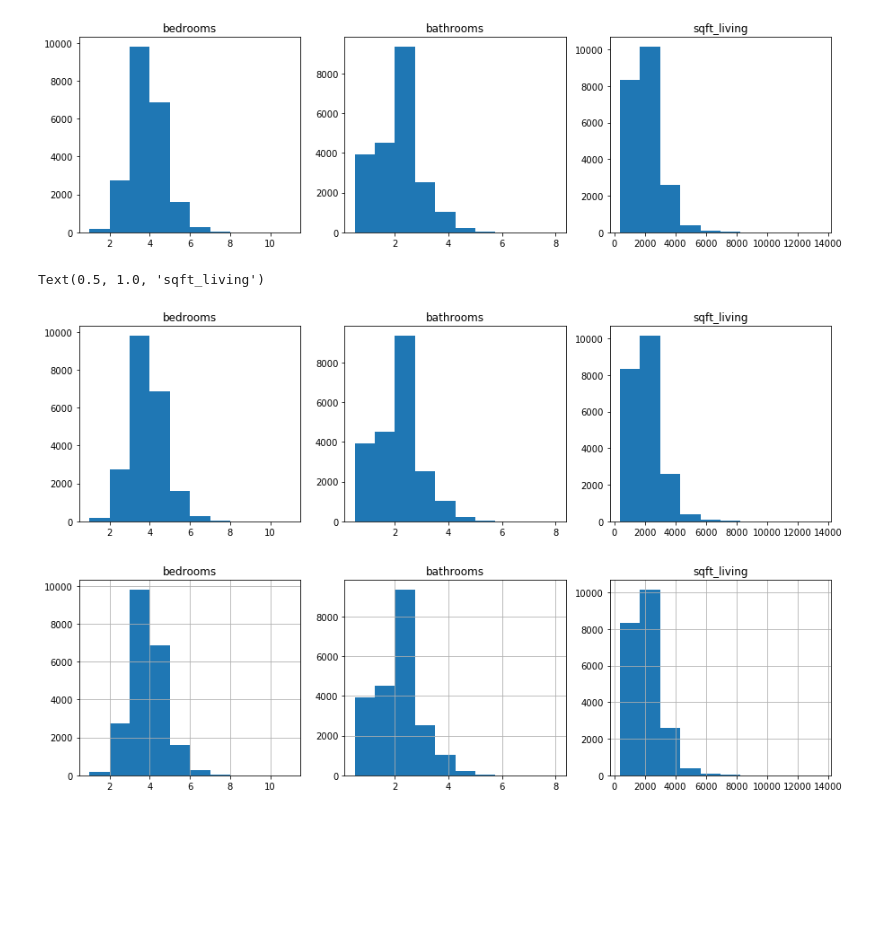
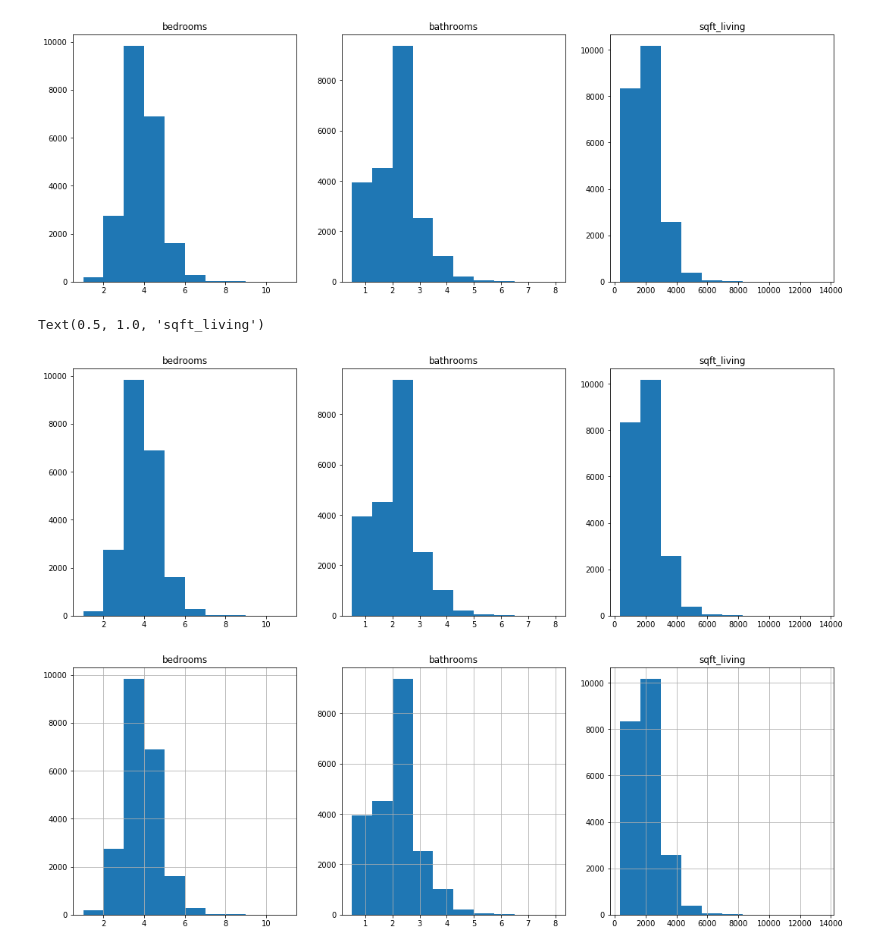
Before and after one commit to lilisbeit/Subplots-in-Matplotlib, a Jupyter notebook: subplots.ipynb, the cells around one changed output. Cells and saved outputs as stored; diff of their text form; code cells hidden in the pictures; blank space fills up the shorter version.

```diff
--- a/subplots.ipynb
+++ b/subplots.ipynb
@@ -18,20 +46,20 @@ fig, axes = plt.subplots(figsize=(15,4), nrows=1, ncols=3);
 # %%
-fig, ax = plt.subplots(figsize=(15,4), nrows=1, ncols=3);
+fig, ax = plt.subplots(figsize=(18,6), nrows=1, ncols=3);
 
 ax[0].hist(df['bedrooms'])
 ax[0].set_title('bedrooms')
 
 ax[1].hist(df['bathrooms'])
 ax[1].set_title('bathrooms')
 
 ax[2].hist(df['sqft_living'])
 ax[2].set_title('sqft_living')
 
 plt.savefig('3_histograms');
 # %% [output]
-[figure, old version]
+[figure, new version]
 # %%
-fig, [ax1, ax2, ax3] = plt.subplots(figsize=(15,4), nrows=1, ncols=3);
+fig, [ax1, ax2, ax3] = plt.subplots(figsize=(18,6), nrows=1, ncols=3);
 
 ax1.hist(df['bedrooms'])
 ax1.set_title('bedrooms')
@@ -43,9 +71,9 @@ ax3.hist(df['sqft_living'])
 ax3.set_title('sqft_living')
 # %% [output]
 Text(0.5, 1.0, 'sqft_living')
-[figure, old version]
+[figure, new version]
 # %%
-plt.subplots(figsize=(15,4))
+plt.subplots(figsize=(18,6))
 
 ax1 = plt.subplot(1, 3, 1)
 df['bedrooms'].hist()
@@ -61,4 +89,4 @@ plt.title('sqft_living');
 
 plt.savefig('hist_no_figure')
 # %% [output]
-[figure, old version]
+[figure, new version]
```
Also changed, not shown: parts of 9 cells of this notebook, 5 other files.
